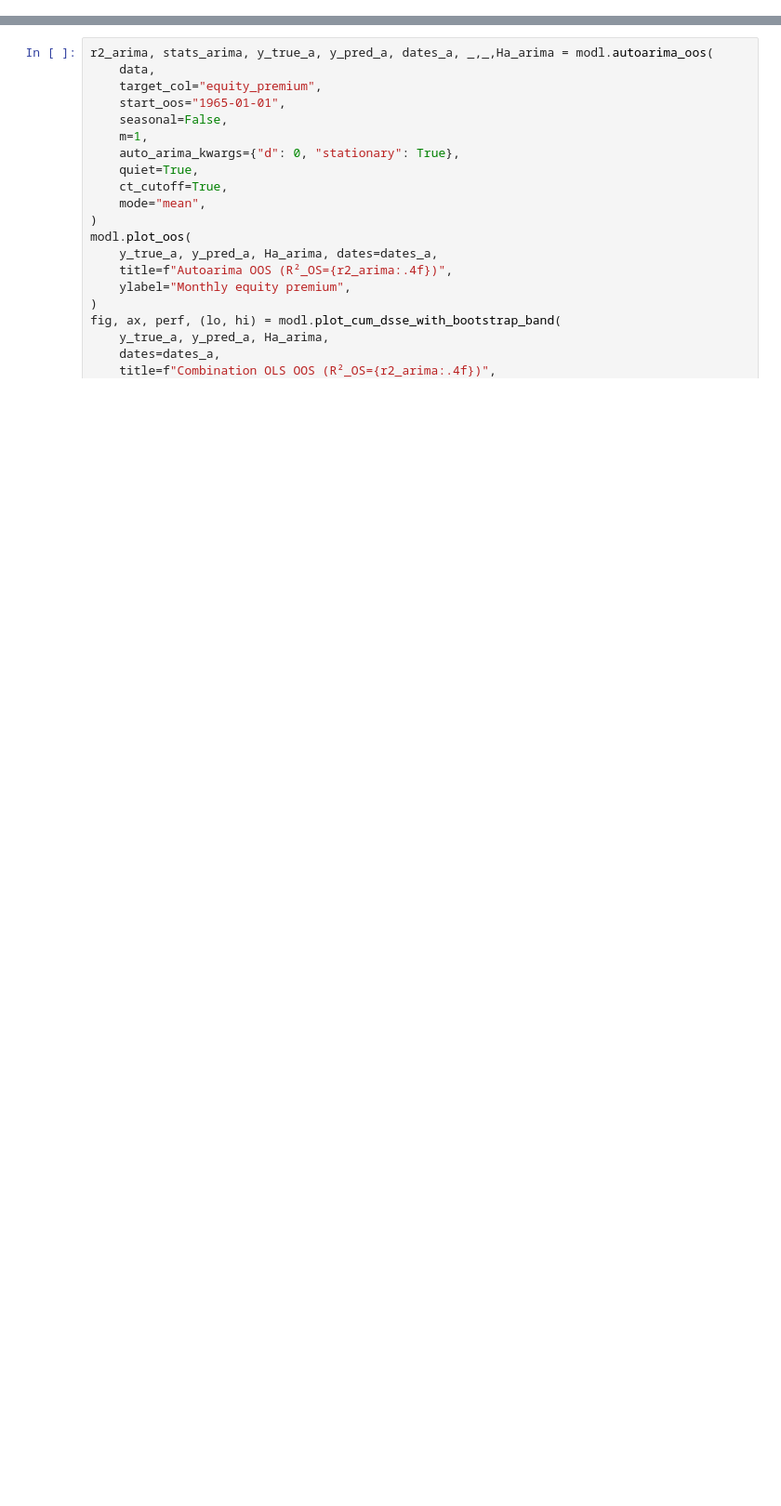
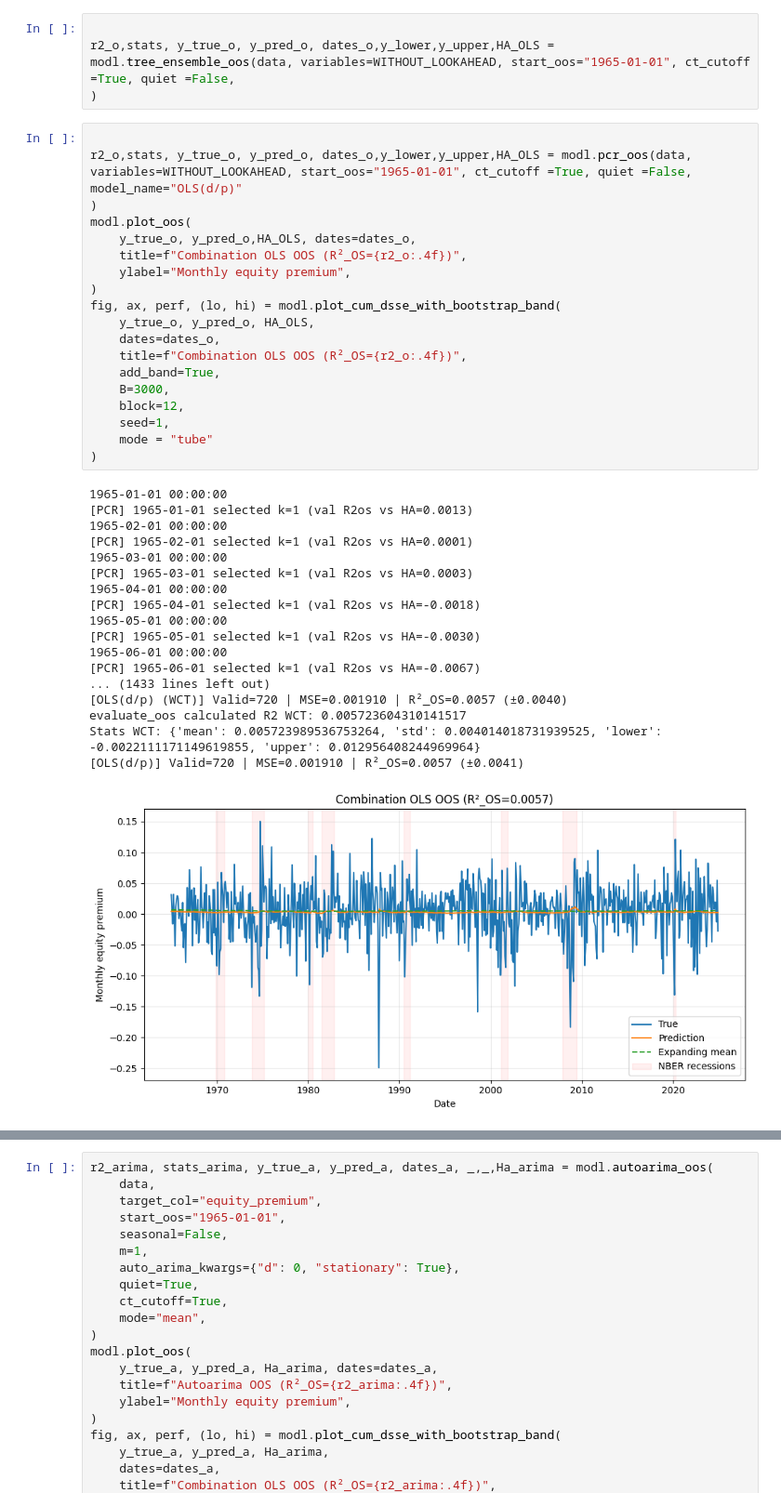
Before and after one commit to KiliTili/Masterarbeit, a Jupyter notebook: Notebooks/Benchmark/modelling_regression.ipynb, the cells around one changed output, grey strips where cells are left out. Shown at 93% size. Cells and saved outputs as stored; diff of their text form; blank space fills up the shorter version.

```diff
--- a/Notebooks/Benchmark/modelling_regression.ipynb
+++ b/Notebooks/Benchmark/modelling_regression.ipynb
@@ -48,0 +35,42 @@ fig, ax, perf, (lo, hi) = modl.plot_cum_dsse_with_bootstrap_band(
+# %%
+
+r2_o,stats, y_true_o, y_pred_o, dates_o,y_lower,y_upper,HA_OLS = modl.tree_ensemble_oos(data, variables=WITHOUT_LOOKAHEAD, start_oos="1965-01-01", ct_cutoff =True, quiet =False,
+)
+# %%
+
+r2_o,stats, y_true_o, y_pred_o, dates_o,y_lower,y_upper,HA_OLS = modl.pcr_oos(data, variables=WITHOUT_LOOKAHEAD, start_oos="1965-01-01", ct_cutoff =True, quiet =False, model_name="OLS(d/p)"
+)
+modl.plot_oos(
+    y_true_o, y_pred_o,HA_OLS, dates=dates_o,
+    title=f"Combination OLS OOS (R²_OS={r2_o:.4f})",
+    ylabel="Monthly equity premium",
+)
+fig, ax, perf, (lo, hi) = modl.plot_cum_dsse_with_bootstrap_band(
+    y_true_o, y_pred_o, HA_OLS,
+    dates=dates_o,
+    title=f"Combination OLS OOS (R²_OS={r2_o:.4f})",
+    add_band=True,
+    B=3000,
+    block=12,
+    seed=1,
+    mode = "tube"
+)
+# %% [output]
+1965-01-01 00:00:00
+[PCR] 1965-01-01 selected k=1 (val R2os vs HA=0.0013)
+1965-02-01 00:00:00
+[PCR] 1965-02-01 selected k=1 (val R2os vs HA=0.0001)
+1965-03-01 00:00:00
+[PCR] 1965-03-01 selected k=1 (val R2os vs HA=0.0003)
+1965-04-01 00:00:00
+[PCR] 1965-04-01 selected k=1 (val R2os vs HA=-0.0018)
+1965-05-01 00:00:00
+[PCR] 1965-05-01 selected k=1 (val R2os vs HA=-0.0030)
+1965-06-01 00:00:00
+[PCR] 1965-06-01 selected k=1 (val R2os vs HA=-0.0067)
+... (1433 lines left out)
+[OLS(d/p) (WCT)] Valid=720 | MSE=0.001910 | R²_OS=0.0057 (±0.0040)
+evaluate_oos calculated R2 WCT: 0.005723604310141517
+Stats WCT: {'mean': 0.005723989536753264, 'std': 0.004014018731939525, 'lower': -0.0022111171149619855, 'upper': 0.012956408244969964}
+[OLS(d/p)] Valid=720 | MSE=0.001910 | R²_OS=0.0057 (±0.0041)
+[figure, added]
```
Also changed, not shown: parts of 38 cells of this notebook, 2 other files.
